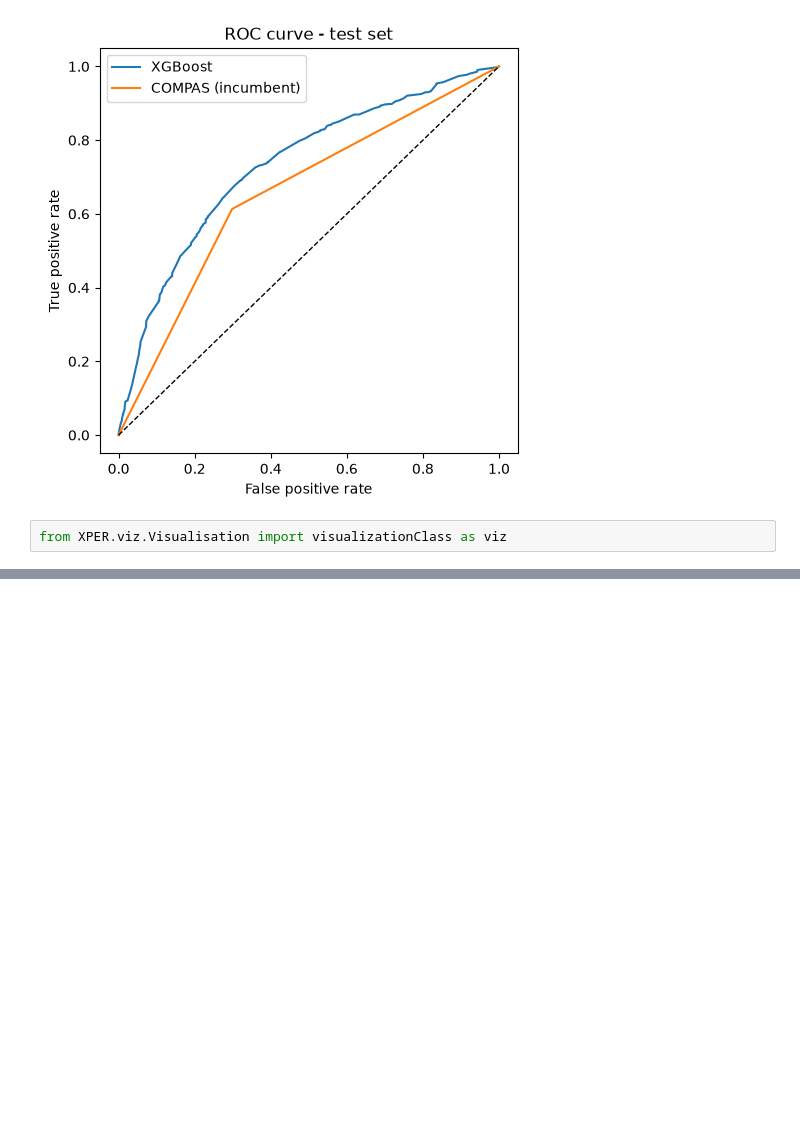
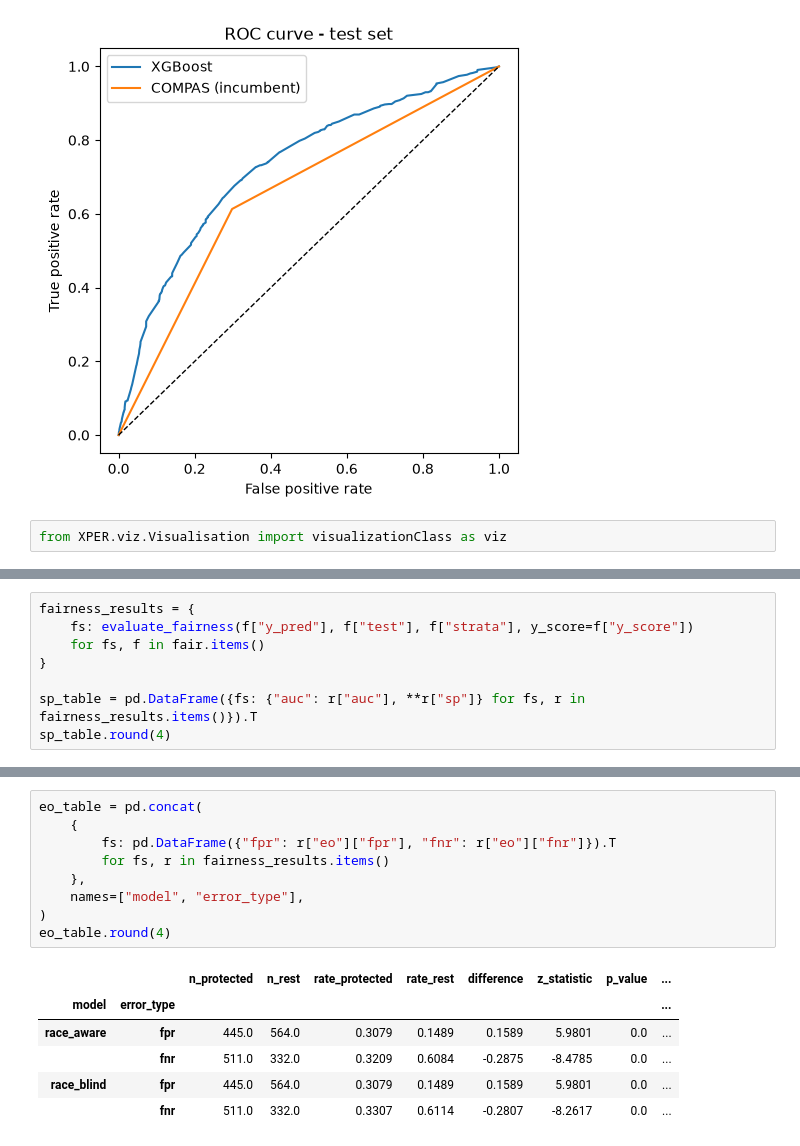
Before and after one commit to MaximeDespreaux/ThinkCarefully, a Jupyter notebook: xgboost/base-model.ipynb, the cells around one changed output, grey strips where cells are left out. Cells and saved outputs as stored; diff of their text form; blank space fills up the shorter version.

```diff
--- a/xgboost/base-model.ipynb
+++ b/xgboost/base-model.ipynb
@@ -109,0 +172,8 @@ viz.force_plot(XPER_values=(phi.to_numpy(), phi_i.to_numpy()),
+# %%
+fairness_results = {
+    fs: evaluate_fairness(f["y_pred"], f["test"], f["strata"], y_score=f["y_score"])
+    for fs, f in fair.items()
+}
+
+sp_table = pd.DataFrame({fs: {"auc": r["auc"], **r["sp"]} for fs, r in fairness_results.items()}).T
+sp_table.round(4)
@@ -109,0 +193,16 @@ viz.force_plot(XPER_values=(phi.to_numpy(), phi_i.to_numpy()),
+# %%
+eo_table = pd.concat(
+    {
+        fs: pd.DataFrame({"fpr": r["eo"]["fpr"], "fnr": r["eo"]["fnr"]}).T
+        for fs, r in fairness_results.items()
+    },
+    names=["model", "error_type"],
+)
+eo_table.round(4)
+# %% [output]
+|  |  | n_protected | n_rest | rate_protected | rate_rest | difference | z_statistic | p_value | ... |
+| model | error_type |  |  |  |  |  |  |  | ... |
+| race_aware | fpr | 445.0 | 564.0 | 0.3079 | 0.1489 | 0.1589 | 5.9801 | 0.0 | ... |
+|  | fnr | 511.0 | 332.0 | 0.3209 | 0.6084 | -0.2875 | -8.4785 | 0.0 | ... |
+| race_blind | fpr | 445.0 | 564.0 | 0.3079 | 0.1489 | 0.1589 | 5.9801 | 0.0 | ... |
+|  | fnr | 511.0 | 332.0 | 0.3307 | 0.6114 | -0.2807 | -8.2617 | 0.0 | ... |
```
Also changed, not shown: parts of 20 cells of this notebook.
